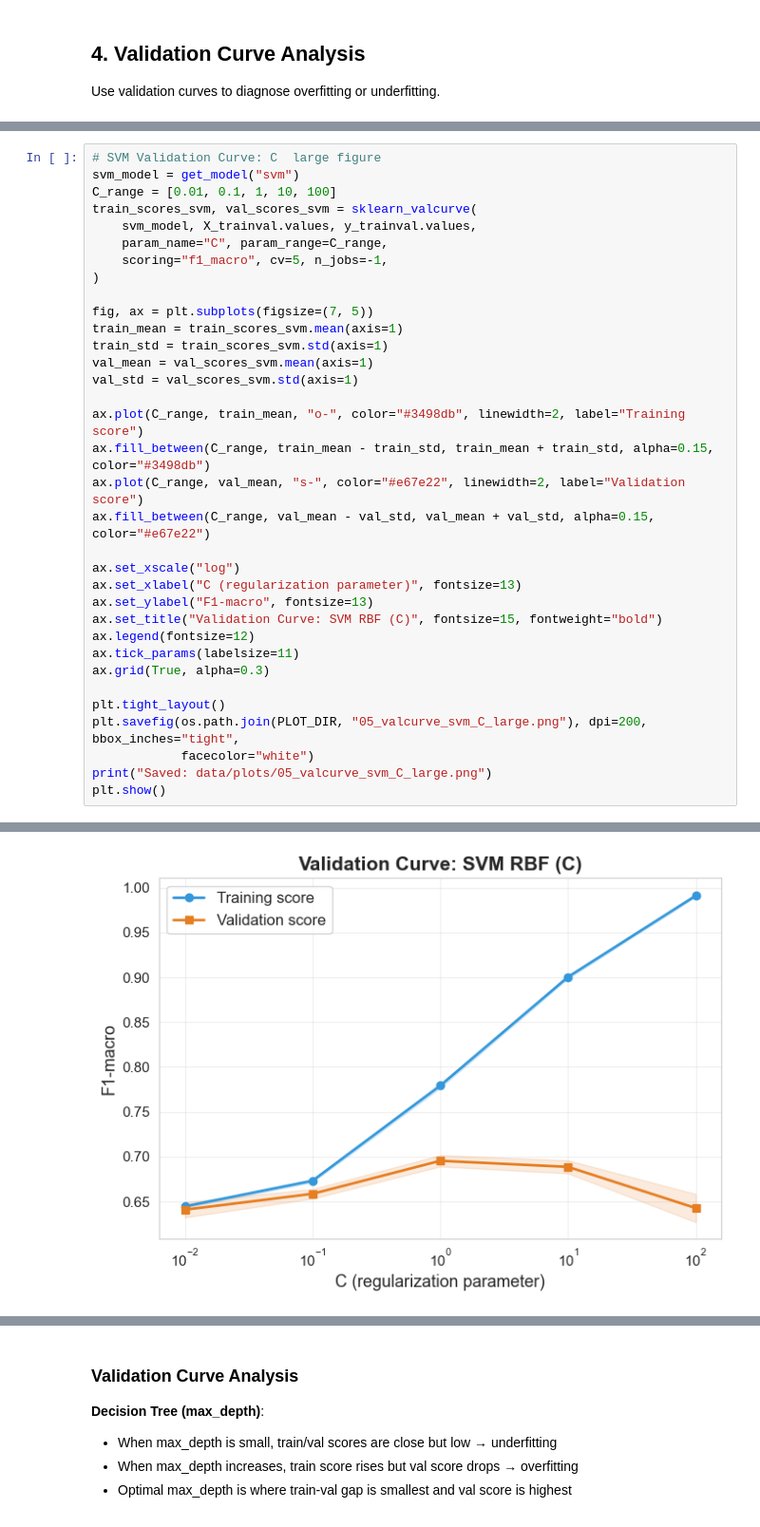
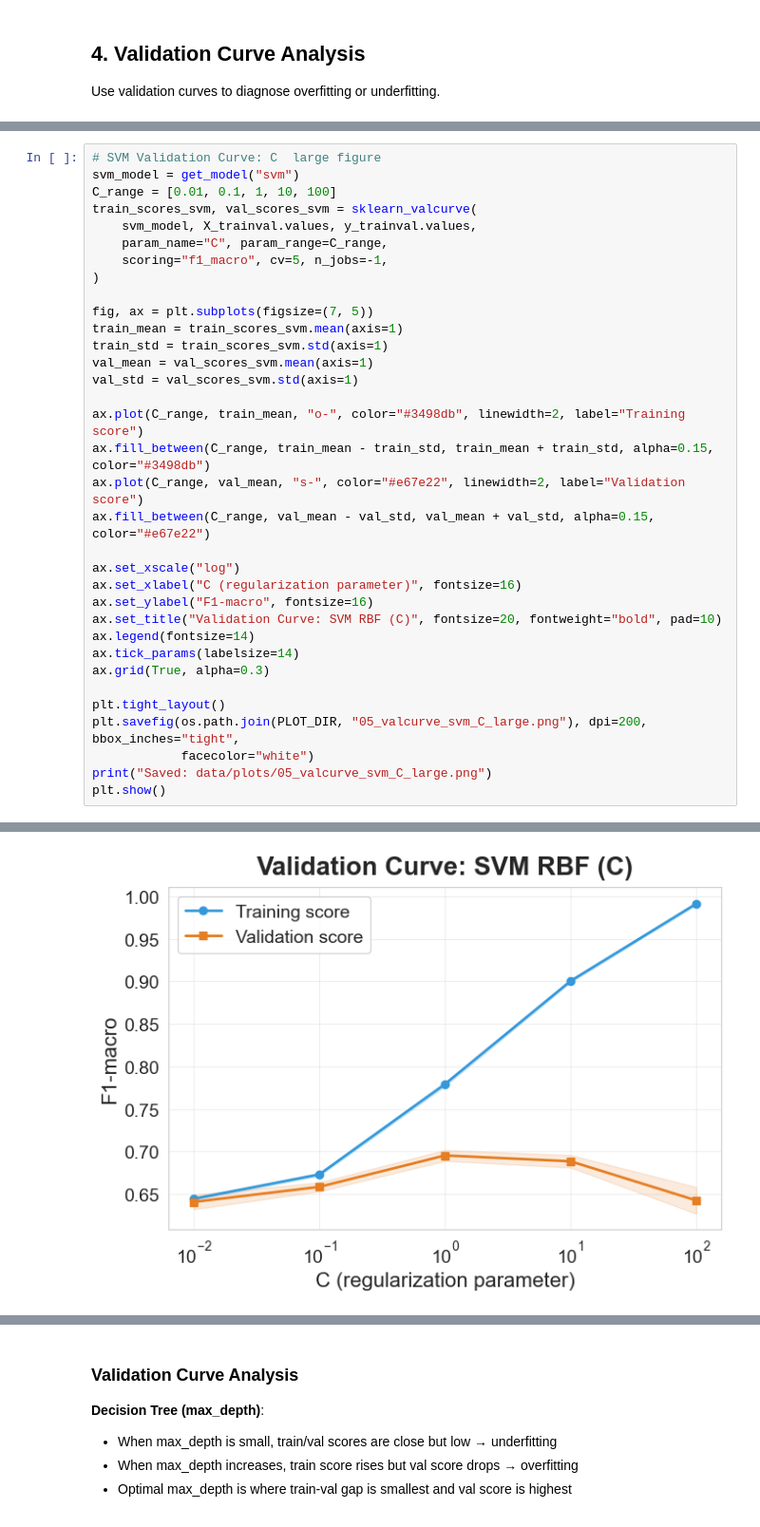
Before and after one commit to pheonix2006/dsaa2011_machine_learning, a Jupyter notebook: notebooks/05_model_evaluation.ipynb, the cells around one changed output, grey strips where cells are left out. Shown at 95% size. Saved outputs shown, nothing was run; the diff lists cells and outputs as text.

```diff
--- a/notebooks/05_model_evaluation.ipynb
+++ b/notebooks/05_model_evaluation.ipynb
@@ -292,39 +292,39 @@ Saved: data/plots/05_valcurve_dt_depth_large.png
 # SVM Validation Curve: C  large figure
 svm_model = get_model("svm")
 C_range = [0.01, 0.1, 1, 10, 100]
 train_scores_svm, val_scores_svm = sklearn_valcurve(
     svm_model, X_trainval.values, y_trainval.values,
     param_name="C", param_range=C_range,
     scoring="f1_macro", cv=5, n_jobs=-1,
 )
 
 fig, ax = plt.subplots(figsize=(7, 5))
 train_mean = train_scores_svm.mean(axis=1)
 train_std = train_scores_svm.std(axis=1)
 val_mean = val_scores_svm.mean(axis=1)
 val_std = val_scores_svm.std(axis=1)
 
 ax.plot(C_range, train_mean, "o-", color="#3498db", linewidth=2, label="Training score")
 ax.fill_between(C_range, train_mean - train_std, train_mean + train_std, alpha=0.15, color="#3498db")
 ax.plot(C_range, val_mean, "s-", color="#e67e22", linewidth=2, label="Validation score")
 ax.fill_between(C_range, val_mean - val_std, val_mean + val_std, alpha=0.15, color="#e67e22")
 
 ax.set_xscale("log")
-ax.set_xlabel("C (regularization parameter)", fontsize=13)
-ax.set_ylabel("F1-macro", fontsize=13)
-ax.set_title("Validation Curve: SVM RBF (C)", fontsize=15, fontweight="bold")
-ax.legend(fontsize=12)
-ax.tick_params(labelsize=11)
+ax.set_xlabel("C (regularization parameter)", fontsize=16)
+ax.set_ylabel("F1-macro", fontsize=16)
+ax.set_title("Validation Curve: SVM RBF (C)", fontsize=20, fontweight="bold", pad=10)
+ax.legend(fontsize=14)
+ax.tick_params(labelsize=14)
 ax.grid(True, alpha=0.3)
 
 plt.tight_layout()
 plt.savefig(os.path.join(PLOT_DIR, "05_valcurve_svm_C_large.png"), dpi=200, bbox_inches="tight",
             facecolor="white")
 print("Saved: data/plots/05_valcurve_svm_C_large.png")
 plt.show()
 # %% [output]
 Saved: data/plots/05_valcurve_svm_C_large.png
-[figure, old version]
+[figure, new version]
 # %%
 # SVM Validation Curve: gamma
 fig = plot_validation_curve(
```
Also changed, not shown: parts of 8 cells of this notebook, 31 other files.
